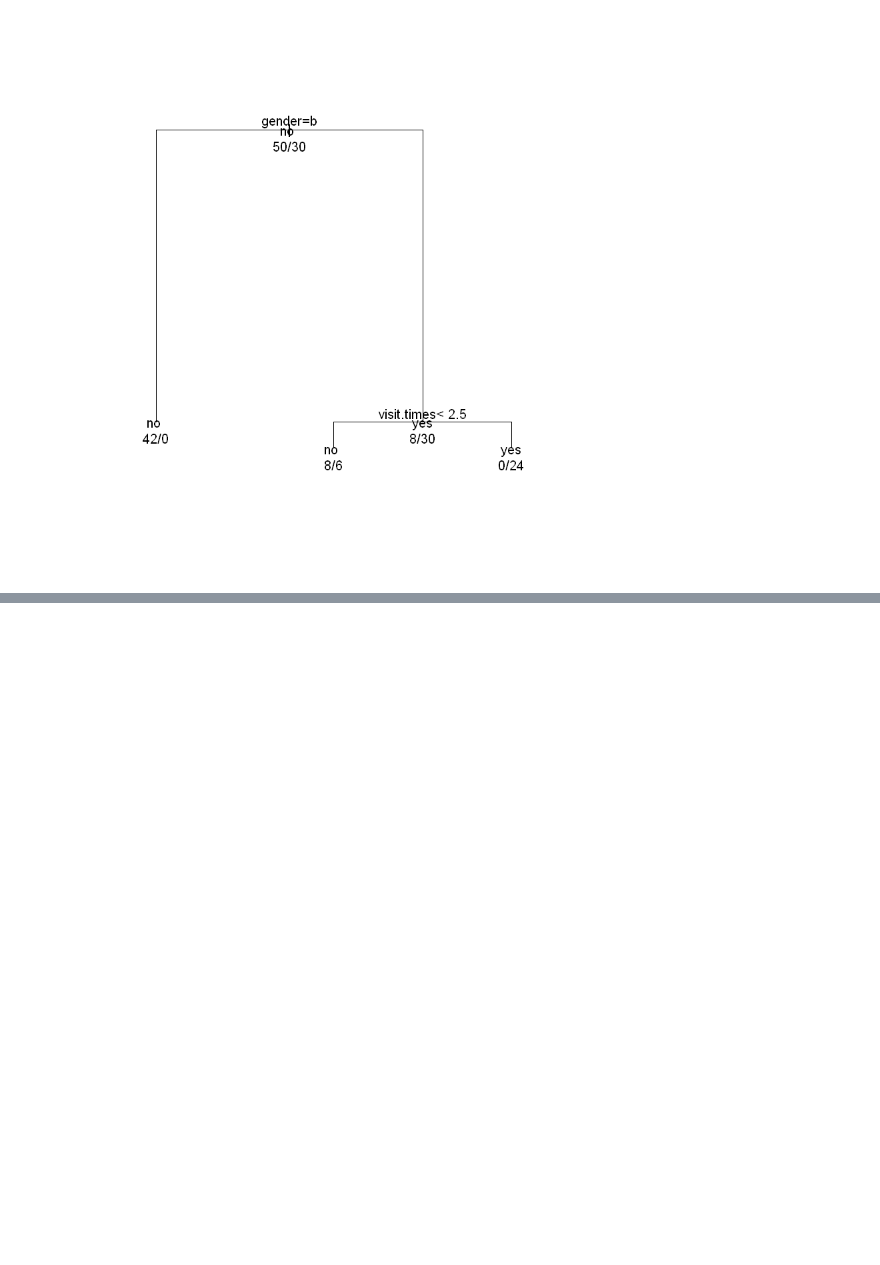
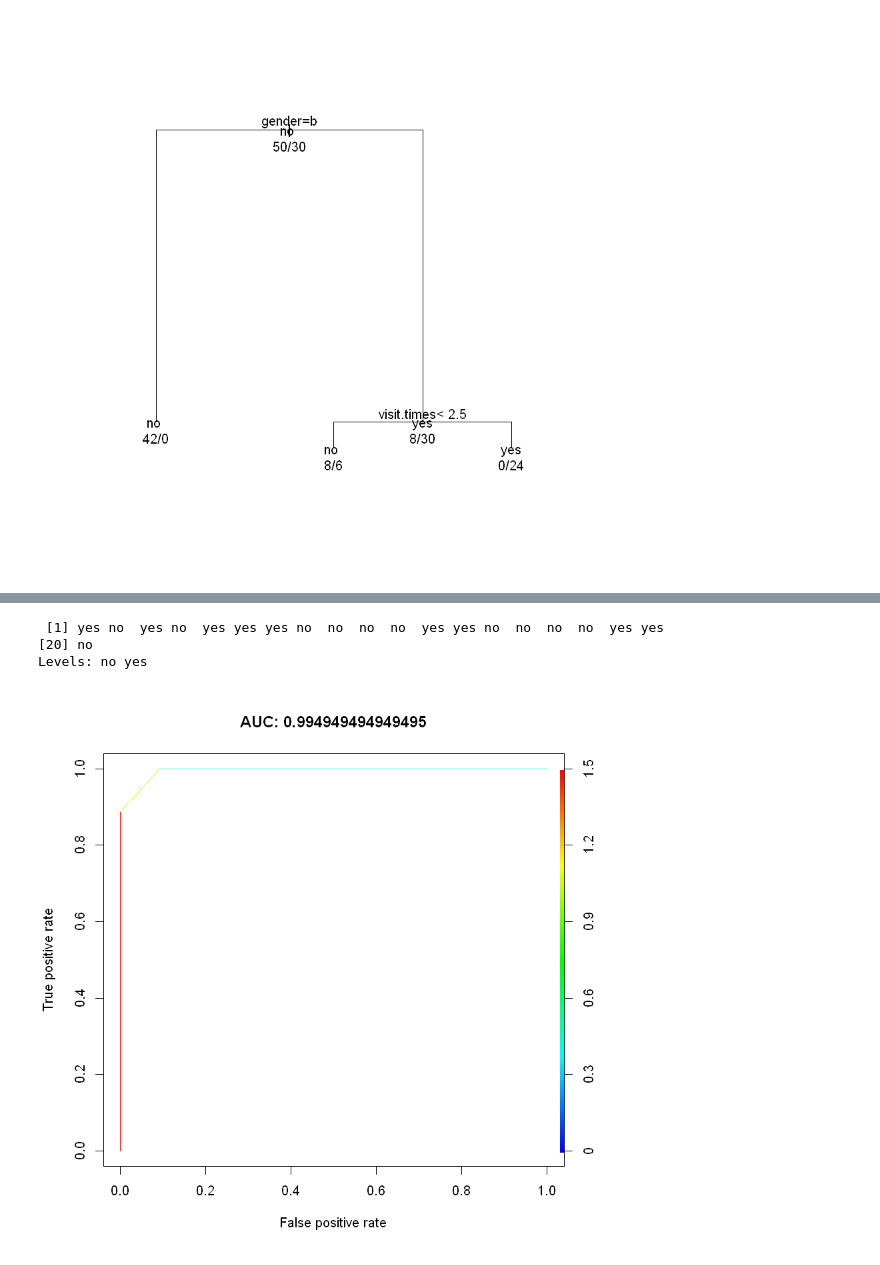
Before and after one commit to MohamedBaligh/r-programming, a Jupyter notebook: Supervised Machine Learning.ipynb, the cells around one changed output, grey strips where cells are left out. Drawn from its saved outputs; the diff is of its cells as text; code cells hidden in the pictures; blank space fills up the shorter version.

```diff
--- a/Supervised Machine Learning.ipynb
+++ b/Supervised Machine Learning.ipynb
@@ -168,0 +228,4 @@ text(fit, all=TRUE, use.n = TRUE)
+# %%
+pred.to.roc = pred2[,c("yes")]
+# %%
+pred.rocr = prediction(pred.to.roc, testset$buy)
@@ -168,0 +252,14 @@ text(fit, all=TRUE, use.n = TRUE)
+# %%
+testset$buy
+# %% [output]
+ [1] yes no  yes no  yes yes yes no  no  no  no  yes yes no  no  no  no  yes yes
+[20] no
+Levels: no yes
+# %%
+perf.rocr = performance(pred.rocr, measure = "auc", x.measure = "cutoff")
+# %%
+perf.tpr.rocr = performance(pred.rocr, "tpr","fpr")
+# %%
+plot(perf.tpr.rocr, colorize=T,main=paste("AUC:",(perf.rocr@y.values)))
+# %% [output]
+[figure, added]
```
Also changed, not shown: parts of 12 cells of this notebook, 3 other files.
